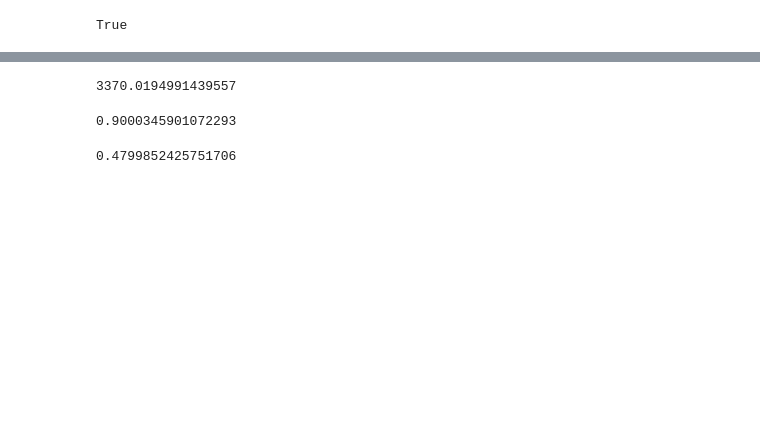
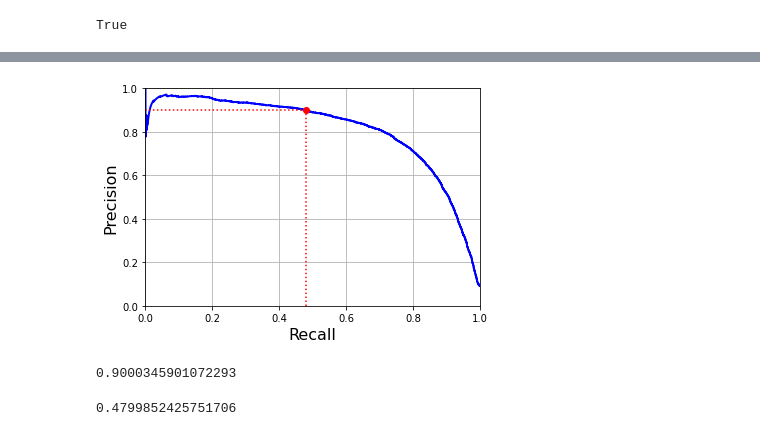
Before and after one commit to ghcn345/Machine-Learning-Techniques, a Jupyter notebook: Classification.ipynb, the cells around one changed output, grey strips where cells are left out. Cells and saved outputs as stored; diff of their text form; code cells hidden in the pictures; blank space fills up the shorter version.

```diff
--- a/Classification.ipynb
+++ b/Classification.ipynb
@@ -245,14 +239,11 @@ Saving figure precision_vs_recall_plot
 # %%
-plt.figure(figsize=(8, 6))
 plot_precision_vs_recall(precisions, recalls)
 plt.plot([recall_90_precision, recall_90_precision], [0., 0.9], "r:")
 plt.plot([0.0, recall_90_precision], [0.9, 0.9], "r:")
 plt.plot([recall_90_precision], [0.9], "ro")
-# save_fig("precision_vs_recall_plot")
+#plt.savefig('images/precision_vs_recall_plot.png', format='png')
 plt.show()
+# %% [output]
+[figure, added]
 # %%
 threshold_90_precision = thresholds[np.argmax(precisions >= 0.90)]
-# %%
-threshold_90_precision
-# %% [output]
-3370.0194991439557
```
Also changed, not shown: parts of 12 cells of this notebook.
